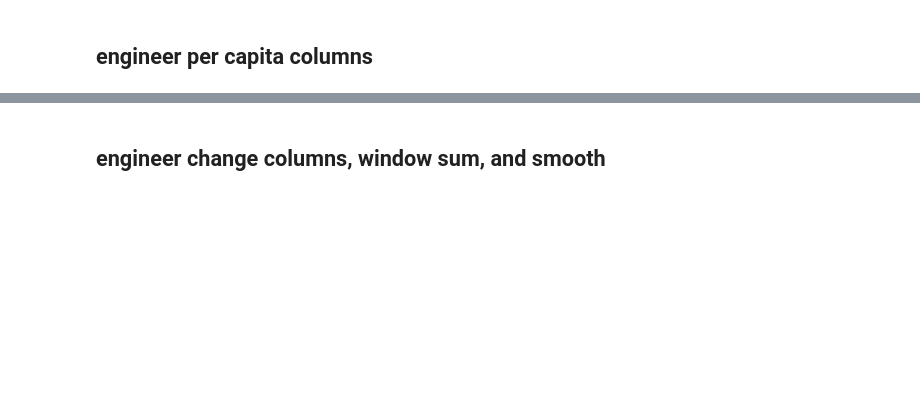
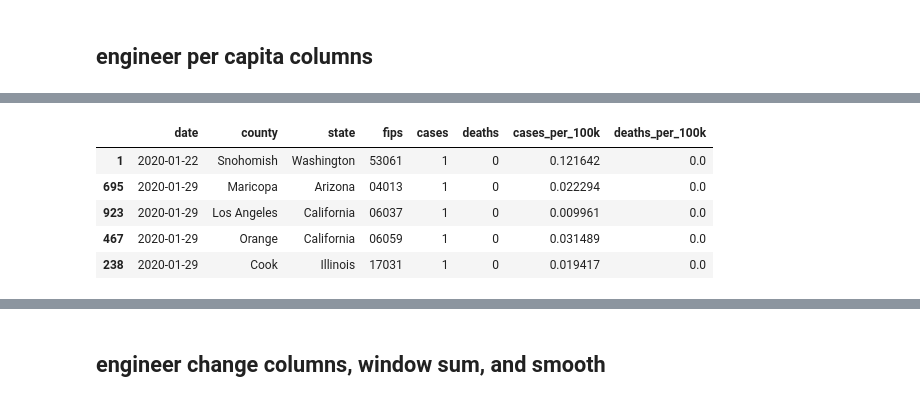
Before and after one commit to jydiw/covid-19-data, a Jupyter notebook: notebooks/3_processing-nytimes.ipynb, the cells around one changed output, grey strips where cells are left out. Saved outputs shown, nothing was run; the diff lists cells and outputs as text; code cells hidden in the pictures; blank space fills up the shorter version.

```diff
--- a/notebooks/3_processing-nytimes.ipynb
+++ b/notebooks/3_processing-nytimes.ipynb
@@ -131 +131,12 @@ nyt_df.head()
 | 3 | 2020-01-24 | Snohomish | Washington | 53061 | 1 | 0 | 0.121642 | 0.0 |
+# %%
+nyt_df_w = nyt_df[((datetime(2020, 9, 9) - nyt_df['date']) / timedelta(days=1)) % 7 == 0]
+
+nyt_df_w.head()
+# %% [output]
+|  | date | county | state | fips | cases | deaths | cases_per_100k | deaths_per_100k |
+| 1 | 2020-01-22 | Snohomish | Washington | 53061 | 1 | 0 | 0.121642 | 0.0 |
+| 695 | 2020-01-29 | Maricopa | Arizona | 04013 | 1 | 0 | 0.022294 | 0.0 |
+| 923 | 2020-01-29 | Los Angeles | California | 06037 | 1 | 0 | 0.009961 | 0.0 |
+| 467 | 2020-01-29 | Orange | California | 06059 | 1 | 0 | 0.031489 | 0.0 |
+| 238 | 2020-01-29 | Cook | Illinois | 17031 | 1 | 0 | 0.019417 | 0.0 |
```
Also changed, not shown: parts of 16 cells of this notebook, 10 other files.
